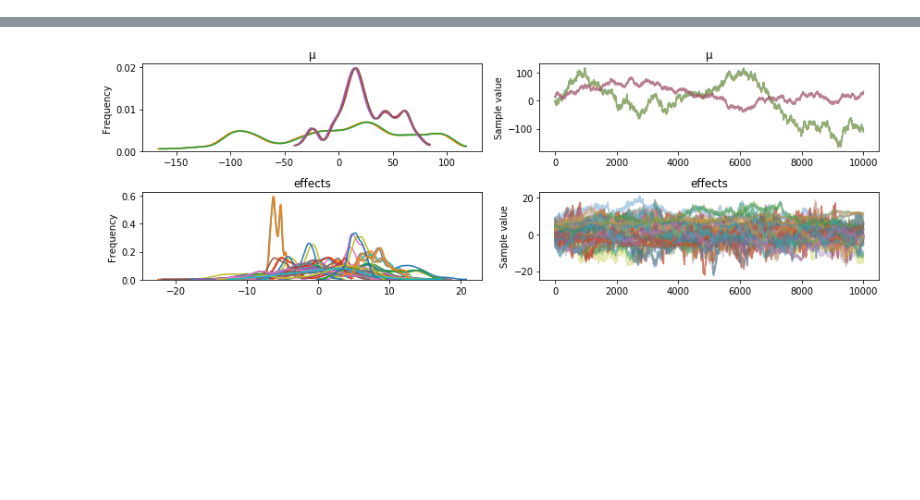
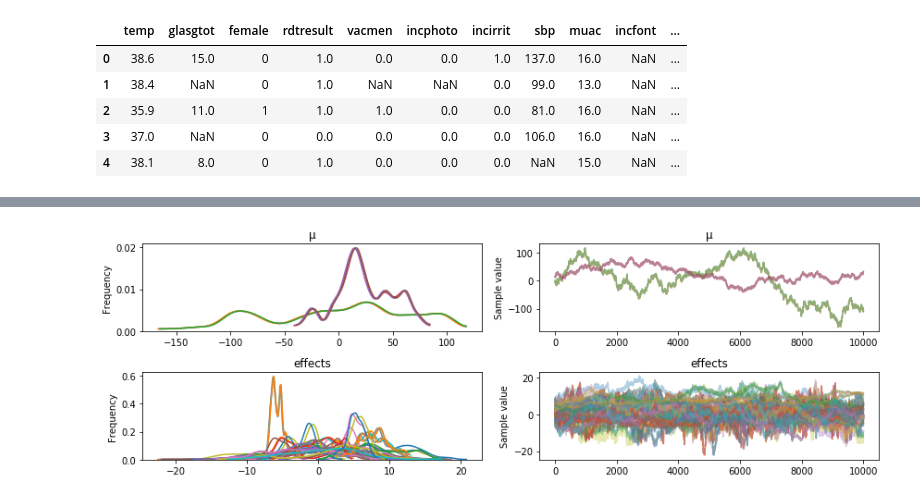
Before and after one commit to lmaesampson/CNSCat, a Jupyter notebook: Code/LogisticReg/RegressionImputed.ipynb, the cells around one changed output, grey strips where cells are left out. Cells and saved outputs as stored; diff of their text form; code cells hidden in the pictures; blank space fills up the shorter version.

```diff
--- a/Code/LogisticReg/RegressionImputed.ipynb
+++ b/Code/LogisticReg/RegressionImputed.ipynb
@@ -20,9 +41,11 @@ import matplotlib.pyplot as plt
 pd.set_option('display.max_columns', None)
 import scipy as sp
 import theano.tensor as t
+# %%
+DATA_DIR = '../../Data/'
 # %%
 #read in dataset created in imputation notebook
-data = pd.read_csv("../Data/CleanedForRegression.csv")
+data = pd.read_csv(DATA_DIR + "CleanedForRegression.csv")
 #recode sex to female for indicator of being female in keepign with other variable coding
 data['female'] = data['sex'] - 1
 #drop data that is irrelevant or duplicated in other columms (ie just keep 1 indicator of age etc)
@@ -58,0 +64,5 @@ age = data['age'] #in months
+# %%
+variable_cols = ['temp', 'glasgtot', 'female', 'rdtresult', 'vacmen', 'incphoto', 'incirrit',
+                'sbp', 'muac', 'incfont', 'incneck', 'incseiza', 'incseizh', 'age']
+
+data[variable_cols].isnull().sum()
@@ -58,0 +85,9 @@ age = data['age'] #in months
+# %%
+data[variable_cols].head()
+# %% [output]
+|  | temp | glasgtot | female | rdtresult | vacmen | incphoto | incirrit | sbp | muac | incfont | ... |
+| 0 | 38.6 | 15.0 | 0 | 1.0 | 0.0 | 0.0 | 1.0 | 137.0 | 16.0 | NaN | ... |
+| 1 | 38.4 | NaN | 0 | 1.0 | NaN | NaN | 0.0 | 99.0 | 13.0 | NaN | ... |
+| 2 | 35.9 | 11.0 | 1 | 1.0 | 1.0 | 0.0 | 0.0 | 81.0 | 16.0 | NaN | ... |
+| 3 | 37.0 | NaN | 0 | 0.0 | 0.0 | 0.0 | 0.0 | 106.0 | 16.0 | NaN | ... |
+| 4 | 38.1 | 8.0 | 0 | 1.0 | 0.0 | 0.0 | 0.0 | NaN | 15.0 | NaN | ... |
```
Also changed, not shown: parts of 14 cells of this notebook, 1 other file.
